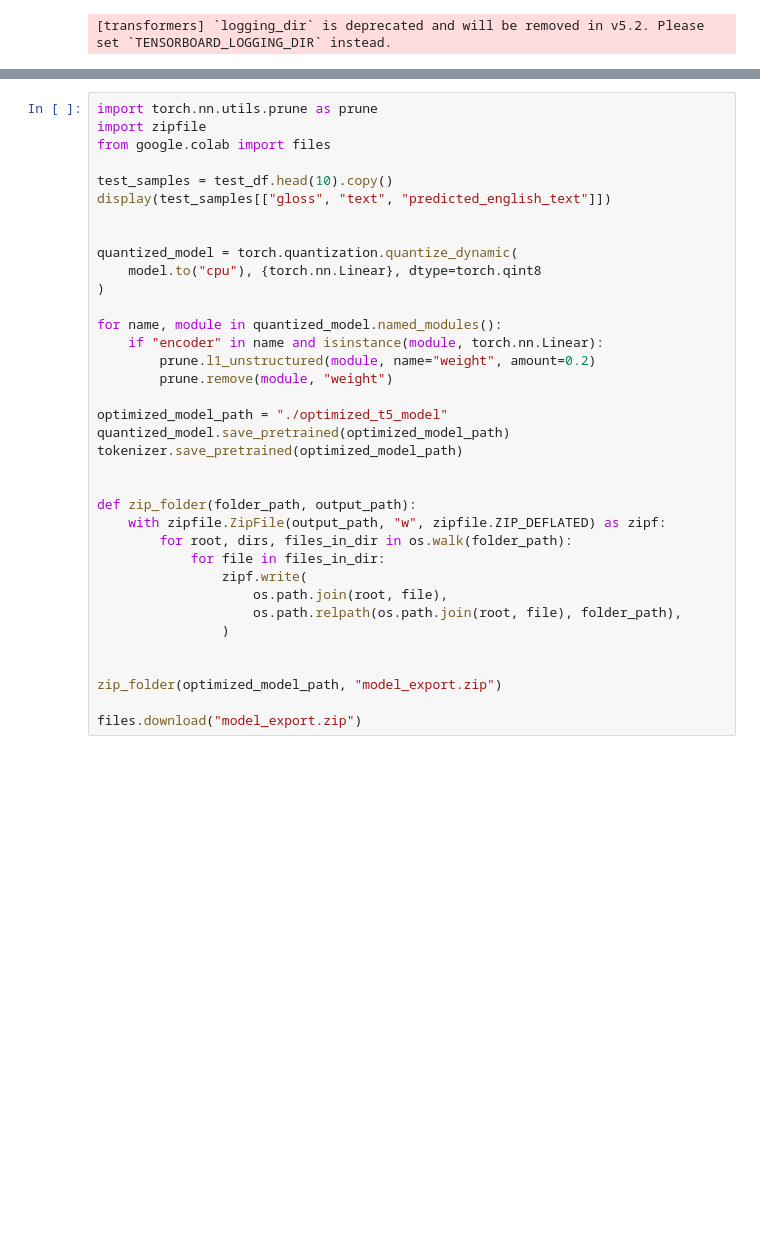
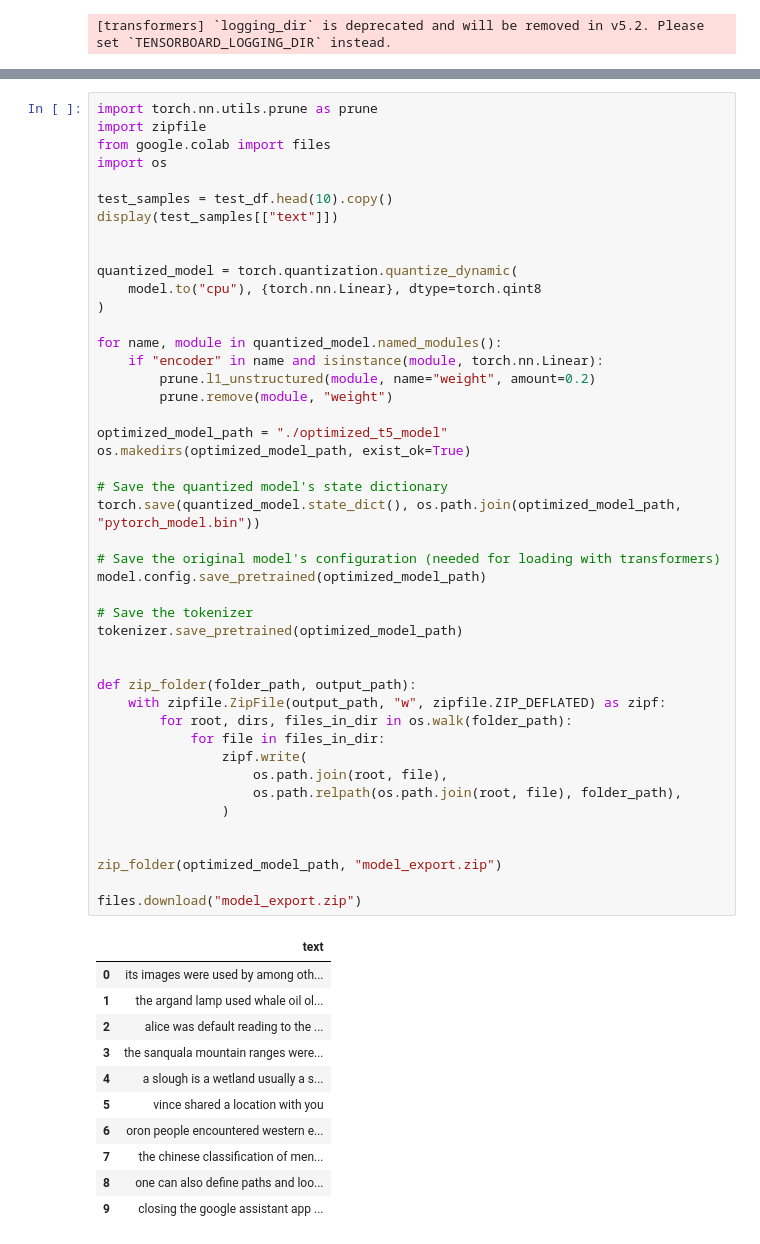
Before and after one commit to k329272/ASLite-core, a Jupyter notebook: train/gloss.ipynb, the cells around one changed output, grey strips where cells are left out. Saved outputs shown, nothing was run; the diff lists cells and outputs as text; blank space fills up the shorter version.

```diff
--- a/train/gloss.ipynb
+++ b/train/gloss.ipynb
@@ -168,35 +181,56 @@ trainer.train()
 import torch.nn.utils.prune as prune
 import zipfile
 from google.colab import files
+import os
 
 test_samples = test_df.head(10).copy()
-display(test_samples[["gloss", "text", "predicted_english_text"]])
+display(test_samples[["text"]])
 
 
 quantized_model = torch.quantization.quantize_dynamic(
     model.to("cpu"), {torch.nn.Linear}, dtype=torch.qint8
 )
 
 for name, module in quantized_model.named_modules():
     if "encoder" in name and isinstance(module, torch.nn.Linear):
         prune.l1_unstructured(module, name="weight", amount=0.2)
         prune.remove(module, "weight")
 
 optimized_model_path = "./optimized_t5_model"
-quantized_model.save_pretrained(optimized_model_path)
+os.makedirs(optimized_model_path, exist_ok=True)
+
+# Save the quantized model's state dictionary
+torch.save(quantized_model.state_dict(), os.path.join(optimized_model_path, "pytorch_model.bin"))
+
+# Save the original model's configuration (needed for loading with transformers)
+model.config.save_pretrained(optimized_model_path)
+
+# Save the tokenizer
 tokenizer.save_pretrained(optimized_model_path)
 
 
 def zip_folder(folder_path, output_path):
     with zipfile.ZipFile(output_path, "w", zipfile.ZIP_DEFLATED) as zipf:
         for root, dirs, files_in_dir in os.walk(folder_path):
             for file in files_in_dir:
                 zipf.write(
                     os.path.join(root, file),
                     os.path.relpath(os.path.join(root, file), folder_path),
                 )
 
 
 zip_folder(optimized_model_path, "model_export.zip")
 
 files.download("model_export.zip")
+# %% [output]
+|  | text |
+| 0 | its images were used by among oth... |
+| 1 | the argand lamp used whale oil ol... |
+| 2 | alice was default reading to the ... |
+| 3 | the sanquala mountain ranges were... |
+| 4 | a slough is a wetland usually a s... |
+| 5 | vince shared a location with you |
+| 6 | oron people encountered western e... |
+| 7 | the chinese classification of men... |
+| 8 | one can also define paths and loo... |
+| 9 | closing the google assistant app ... |
```
Also changed, not shown: parts of 3 cells of this notebook.
